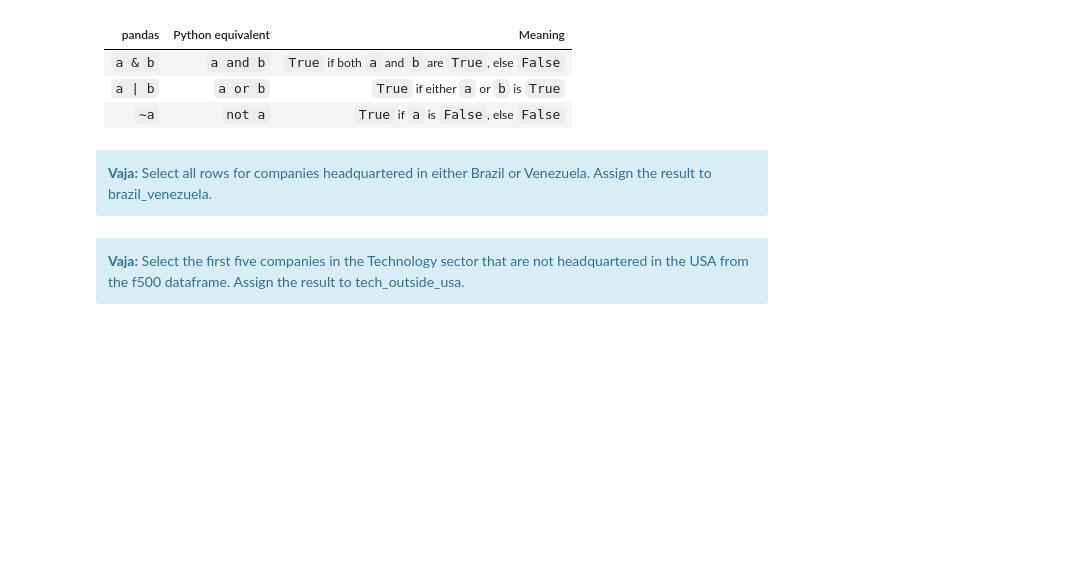
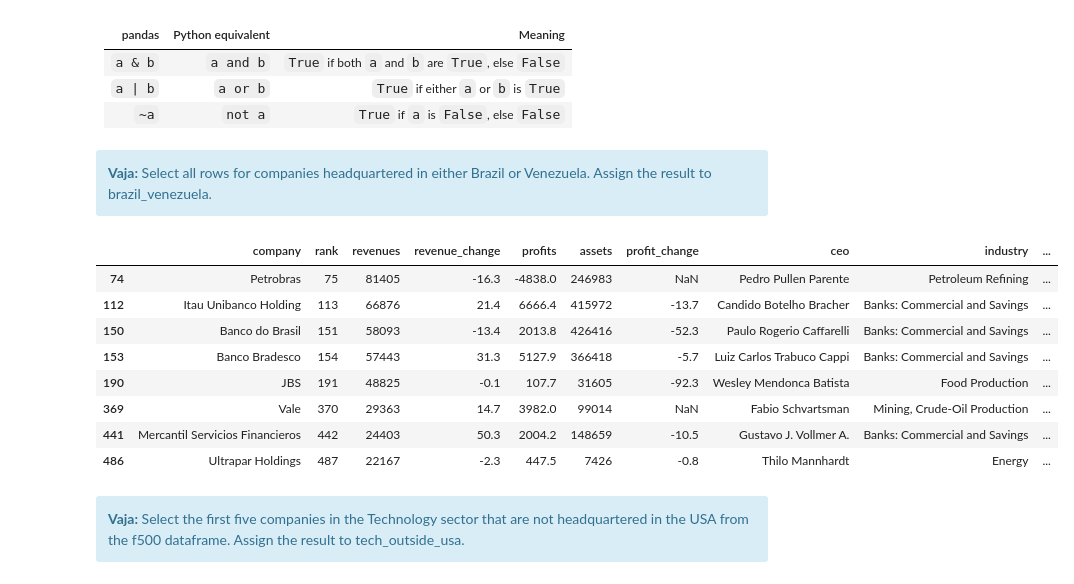
Before and after one commit to kovaxoid/Analitika_podatkov_python, a Jupyter notebook: Del_03_Uvod_v_Pandas/03_Uvod_v_Pandas_CLEAN.ipynb, the cells around one changed output. Cells and saved outputs as stored; diff of their text form; code cells hidden in the pictures; blank space fills up the shorter version.

```diff
--- a/Del_03_Uvod_v_Pandas/03_Uvod_v_Pandas_CLEAN.ipynb
+++ b/Del_03_Uvod_v_Pandas/03_Uvod_v_Pandas_CLEAN.ipynb
@@ -904,6 +1560,19 @@ alt_name = pd.Series(['rocket', 'aubergine', 'maize'], index=['arugula', 'eggpla
 # %% [markdown]
 <div class="alert alert-block alert-info">
 <b>Vaja:</b> Select all rows for companies headquartered in either Brazil or Venezuela. Assign the result to brazil_venezuela.</div>
+# %%
+brazil_venezuela = f500[(f500['country'] == "Brazil") | (f500['country'] == "Venezuela")]
+brazil_venezuela
+# %% [output]
+|  | company | rank | revenues | revenue_change | profits | assets | profit_change | ceo | industry | ... |
+| 74 | Petrobras | 75 | 81405 | -16.3 | -4838.0 | 246983 | NaN | Pedro Pullen Parente | Petroleum Refining | ... |
+| 112 | Itau Unibanco Holding | 113 | 66876 | 21.4 | 6666.4 | 415972 | -13.7 | Candido Botelho Bracher | Banks: Commercial and Savings | ... |
+| 150 | Banco do Brasil | 151 | 58093 | -13.4 | 2013.8 | 426416 | -52.3 | Paulo Rogerio Caffarelli | Banks: Commercial and Savings | ... |
+| 153 | Banco Bradesco | 154 | 57443 | 31.3 | 5127.9 | 366418 | -5.7 | Luiz Carlos Trabuco Cappi | Banks: Commercial and Savings | ... |
+| 190 | JBS | 191 | 48825 | -0.1 | 107.7 | 31605 | -92.3 | Wesley Mendonca Batista | Food Production | ... |
+| 369 | Vale | 370 | 29363 | 14.7 | 3982.0 | 99014 | NaN | Fabio Schvartsman | Mining, Crude-Oil Production | ... |
+| 441 | Mercantil Servicios Financieros | 442 | 24403 | 50.3 | 2004.2 | 148659 | -10.5 | Gustavo J. Vollmer A. | Banks: Commercial and Savings | ... |
+| 486 | Ultrapar Holdings | 487 | 22167 | -2.3 | 447.5 | 7426 | -0.8 | Thilo Mannhardt | Energy | ... |
 # %% [markdown]
 <div class="alert alert-block alert-info">
 <b>Vaja:</b> Select the first five companies in the Technology sector that are not headquartered in the USA from the f500 dataframe. Assign the result to tech_outside_usa.</div>
```
Also changed, not shown: parts of 117 cells of this notebook, 9 other files.
